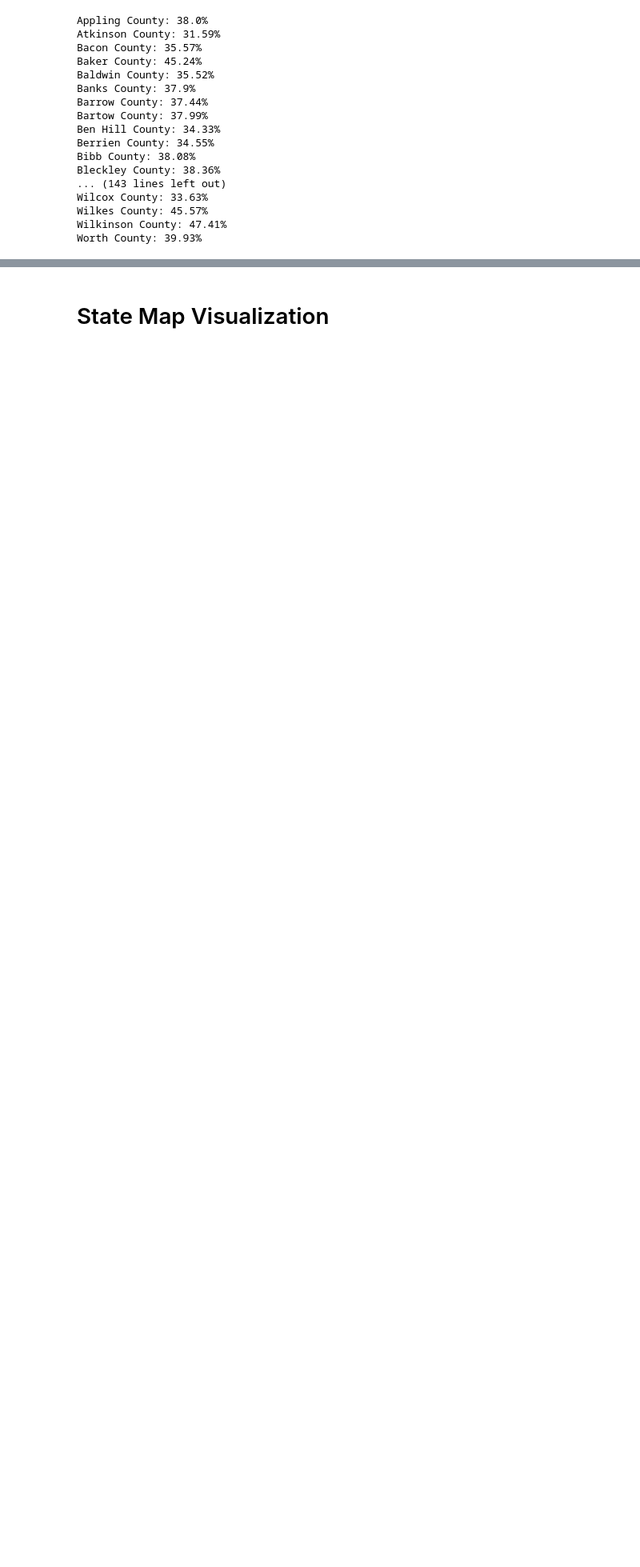
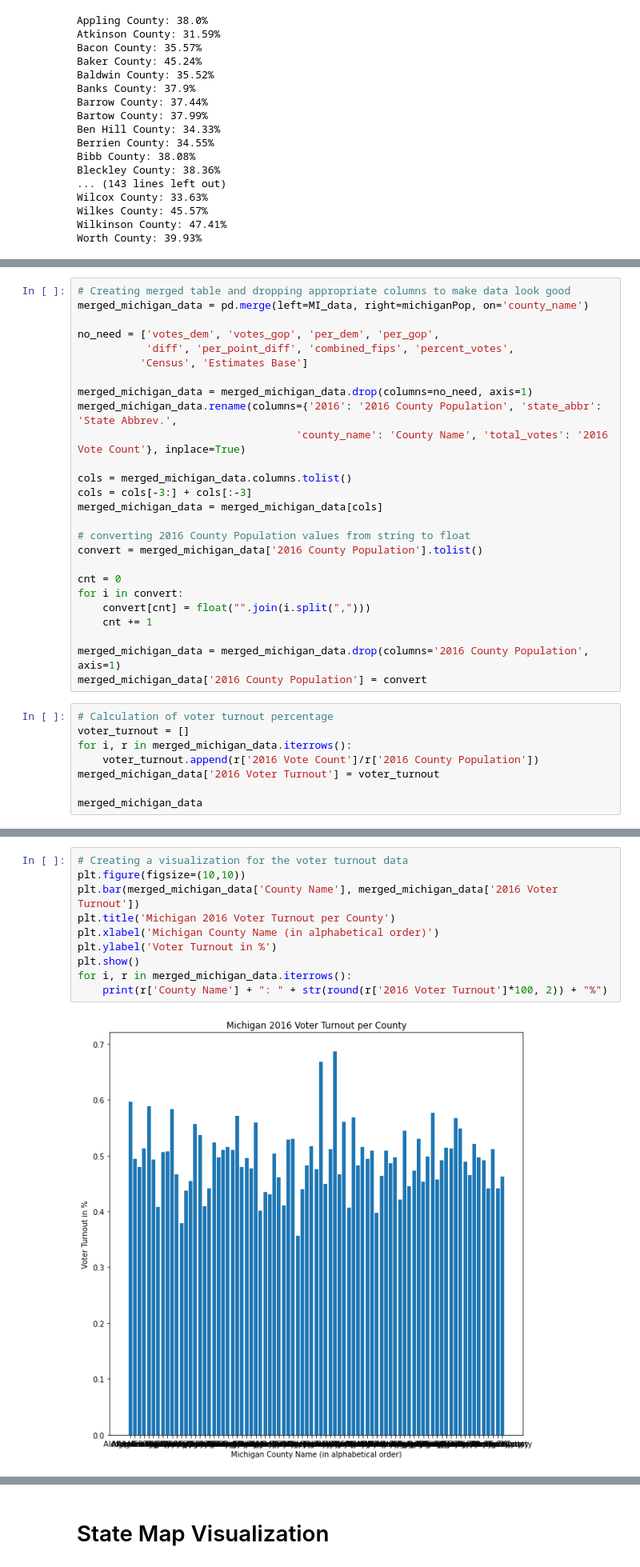
Before and after one commit to BrandonKim2000/BrandonKim2000.github.io, a Jupyter notebook: election2016/2016_Election_Analysis.ipynb, the cells around one changed output, grey strips where cells are left out. Shown at 80% size. Drawn from its saved outputs; the diff is of its cells as text; blank space fills up the shorter version.

Commit message:
All Bar Graphs done

```diff
--- a/election2016/2016_Election_Analysis.ipynb
+++ b/election2016/2016_Election_Analysis.ipynb
@@ -880,0 +904,34 @@ Worth County: 39.93%
+# %%
+# Creating merged table and dropping appropriate columns to make data look good
+merged_michigan_data = pd.merge(left=MI_data, right=michiganPop, on='county_name')
+
+no_need = ['votes_dem', 'votes_gop', 'per_dem', 'per_gop',
+           'diff', 'per_point_diff', 'combined_fips', 'percent_votes',
+          'Census', 'Estimates Base']
+
+merged_michigan_data = merged_michigan_data.drop(columns=no_need, axis=1)
+merged_michigan_data.rename(columns={'2016': '2016 County Population', 'state_abbr': 'State Abbrev.',
+                                   'county_name': 'County Name', 'total_votes': '2016 Vote Count'}, inplace=True)
+
+cols = merged_michigan_data.columns.tolist()
+cols = cols[-3:] + cols[:-3]
+merged_michigan_data = merged_michigan_data[cols]
+
+# converting 2016 County Population values from string to float
+convert = merged_michigan_data['2016 County Population'].tolist()
+
+cnt = 0
+for i in convert:
+    convert[cnt] = float("".join(i.split(",")))
+    cnt += 1
+
+merged_michigan_data = merged_michigan_data.drop(columns='2016 County Population', axis=1)
+merged_michigan_data['2016 County Population'] = convert
+# %%
+# Calculation of voter turnout percentage
+voter_turnout = []
+for i, r in merged_michigan_data.iterrows():
+    voter_turnout.append(r['2016 Vote Count']/r['2016 County Population'])
+merged_michigan_data['2016 Voter Turnout'] = voter_turnout
+
+merged_michigan_data
@@ -880,0 +952,12 @@ Worth County: 39.93%
+# %%
+# Creating a visualization for the voter turnout data
+plt.figure(figsize=(10,10))
+plt.bar(merged_michigan_data['County Name'], merged_michigan_data['2016 Voter Turnout'])
+plt.title('Michigan 2016 Voter Turnout per County')
+plt.xlabel('Michigan County Name (in alphabetical order)')
+plt.ylabel('Voter Turnout in %')
+plt.show()
+for i, r in merged_michigan_data.iterrows():
+    print(r['County Name'] + ": " + str(round(r['2016 Voter Turnout']*100, 2)) + "%")
+# %% [output]
+[figure, added]
```
Also changed, not shown: parts of 14 cells of this notebook.
